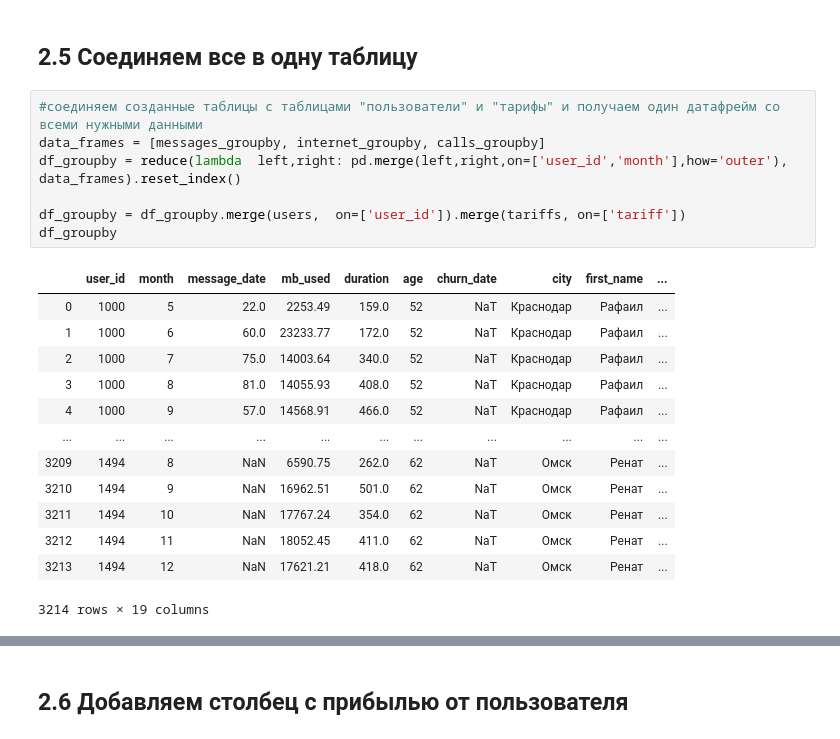
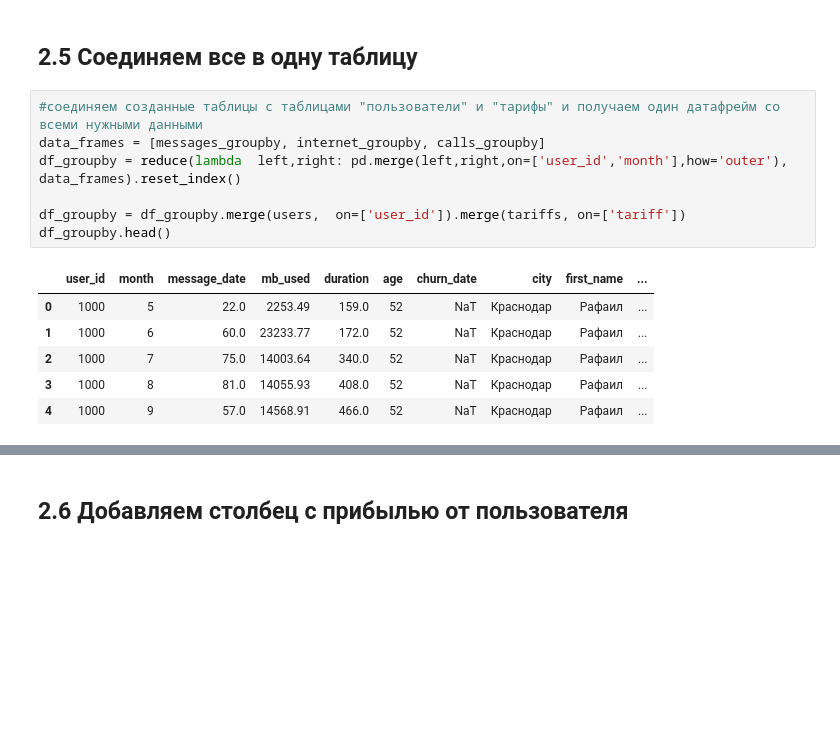
Before and after one commit to danyashipilov/yandex-practicum_projekts, a Jupyter notebook: Определение перспективного тарифа для телеком-компании/tariff for a telecom company.ipynb, the cells around one changed output, grey strips where cells are left out. Drawn from its saved outputs; the diff is of its cells as text; blank space fills up the shorter version.

```diff
--- a/Определение перспективного тарифа для телеком-компании/Determination of a promising tariff for a telecom company.ipynb
+++ b/Определение перспективного тарифа для телеком-компании/tariff for a telecom company.ipynb
@@ -456,24 +322,17 @@ messages_groupby
 # %%
 #соединяем созданные таблицы с таблицами "пользователи" и "тарифы" и получаем один датафрейм со всеми нужными данными
 data_frames = [messages_groupby, internet_groupby, calls_groupby]
 df_groupby = reduce(lambda  left,right: pd.merge(left,right,on=['user_id','month'],how='outer'), data_frames).reset_index()
 
 df_groupby = df_groupby.merge(users,  on=['user_id']).merge(tariffs, on=['tariff'])
-df_groupby
+df_groupby.head()
 # %% [output]
 |  | user_id | month | message_date | mb_used | duration | age | churn_date | city | first_name | ... |
 | 0 | 1000 | 5 | 22.0 | 2253.49 | 159.0 | 52 | NaT | Краснодар | Рафаил | ... |
 | 1 | 1000 | 6 | 60.0 | 23233.77 | 172.0 | 52 | NaT | Краснодар | Рафаил | ... |
 | 2 | 1000 | 7 | 75.0 | 14003.64 | 340.0 | 52 | NaT | Краснодар | Рафаил | ... |
 | 3 | 1000 | 8 | 81.0 | 14055.93 | 408.0 | 52 | NaT | Краснодар | Рафаил | ... |
 | 4 | 1000 | 9 | 57.0 | 14568.91 | 466.0 | 52 | NaT | Краснодар | Рафаил | ... |
-| ... | ... | ... | ... | ... | ... | ... | ... | ... | ... | ... |
-| 3209 | 1494 | 8 | NaN | 6590.75 | 262.0 | 62 | NaT | Омск | Ренат | ... |
-| 3210 | 1494 | 9 | NaN | 16962.51 | 501.0 | 62 | NaT | Омск | Ренат | ... |
-| 3211 | 1494 | 10 | NaN | 17767.24 | 354.0 | 62 | NaT | Омск | Ренат | ... |
-| 3212 | 1494 | 11 | NaN | 18052.45 | 411.0 | 62 | NaT | Омск | Ренат | ... |
-| 3213 | 1494 | 12 | NaN | 17621.21 | 418.0 | 62 | NaT | Омск | Ренат | ... |
-3214 rows × 19 columns
 # %%
 df_groupby['user_id'].value_counts()
 # %% [output]
```
Also changed, not shown: parts of 36 cells of this notebook.
